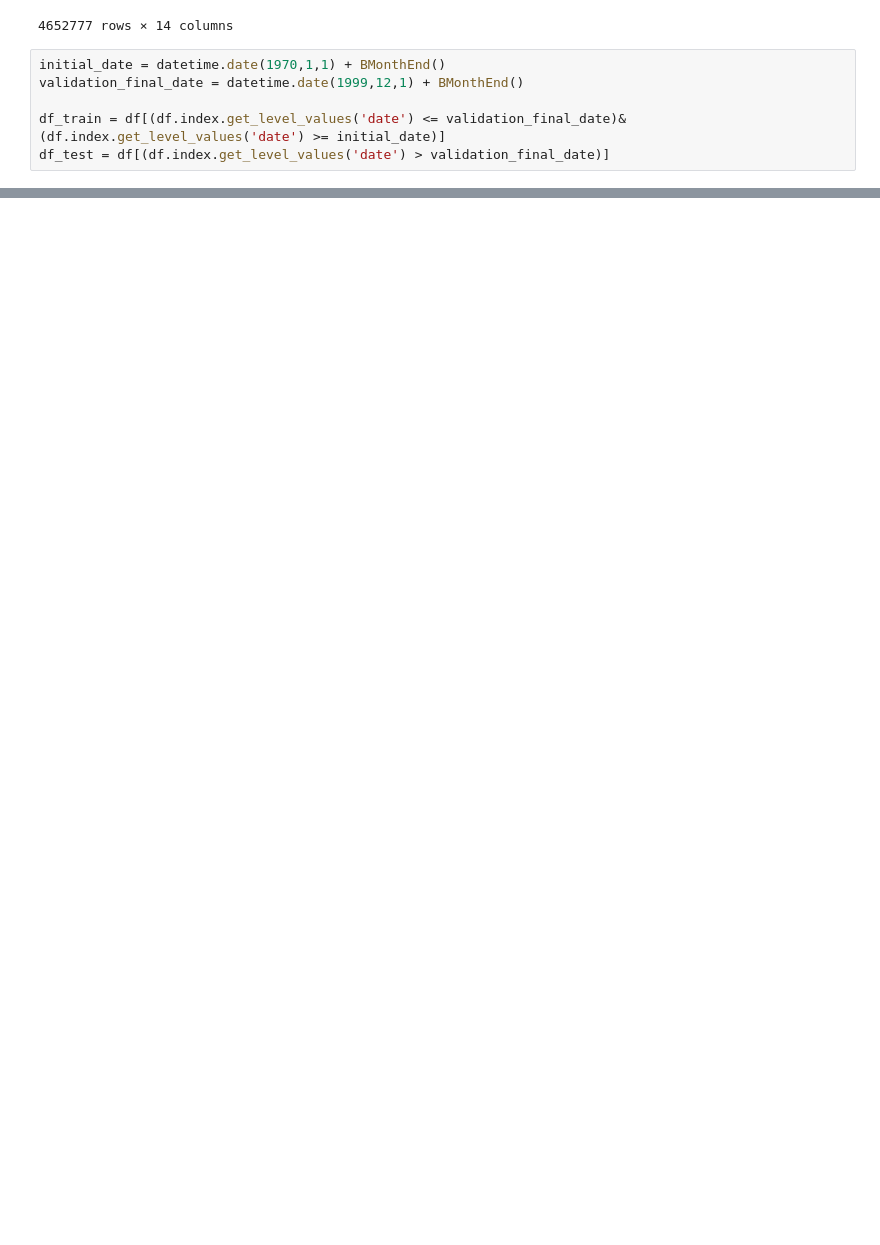
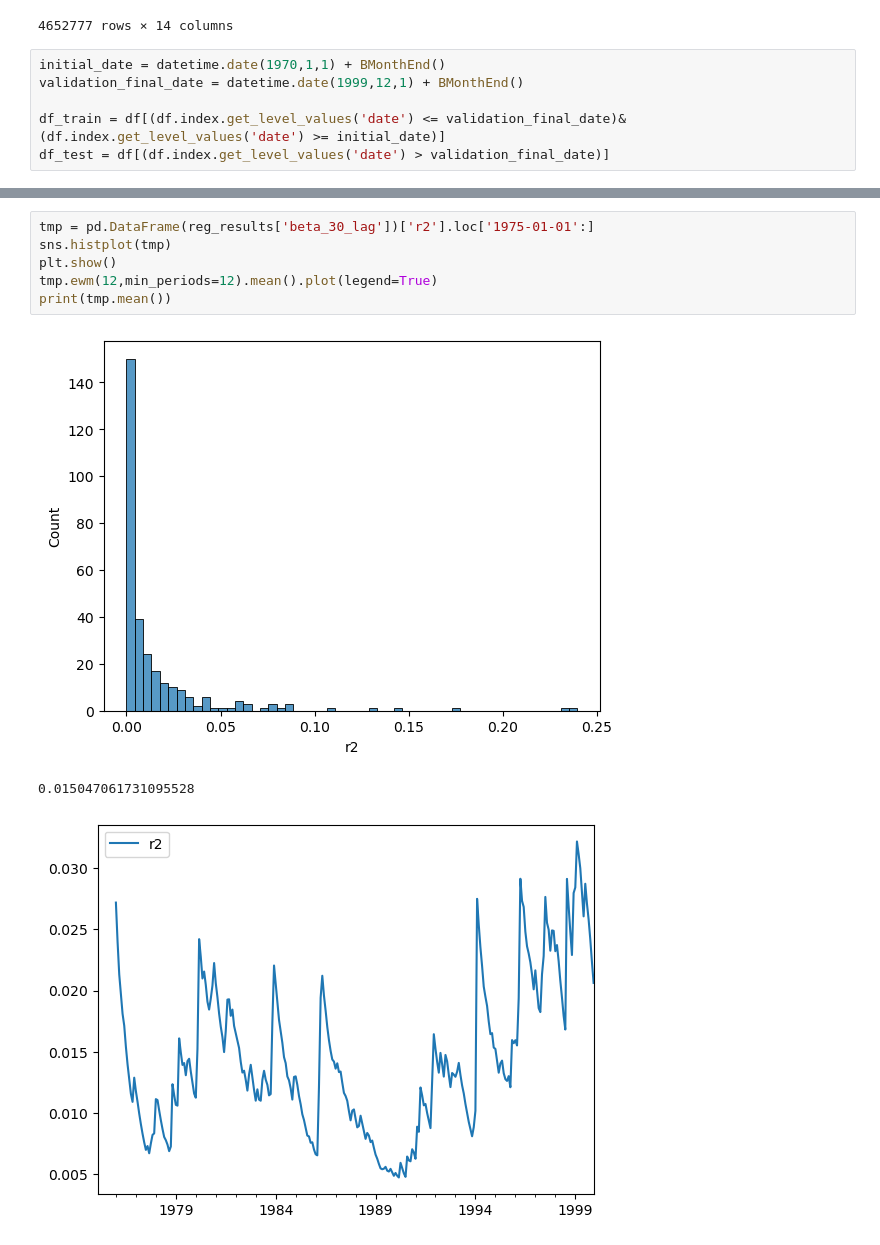
Before and after one commit to LakshaySapra/BettingAgainstBeta, a Jupyter notebook: BAB_ExpectedReturns.ipynb, the cells around one changed output, grey strips where cells are left out. Drawn from its saved outputs; the diff is of its cells as text; blank space fills up the shorter version.

```diff
--- a/BAB_ExpectedReturns.ipynb
+++ b/BAB_ExpectedReturns.ipynb
@@ -120,0 +134,10 @@ pd.DataFrame(reg_results['beta_30_lag'])['t_stat'].plot()
+# %%
+tmp = pd.DataFrame(reg_results['beta_30_lag'])['r2'].loc['1975-01-01':]
+sns.histplot(tmp)
+plt.show()
+tmp.ewm(12,min_periods=12).mean().plot(legend=True)
+print(tmp.mean())
+# %% [output]
+[figure, added]
+0.015047061731095528
+[figure, added]
```
Also changed, not shown: parts of 7 cells of this notebook, 1 other file.
